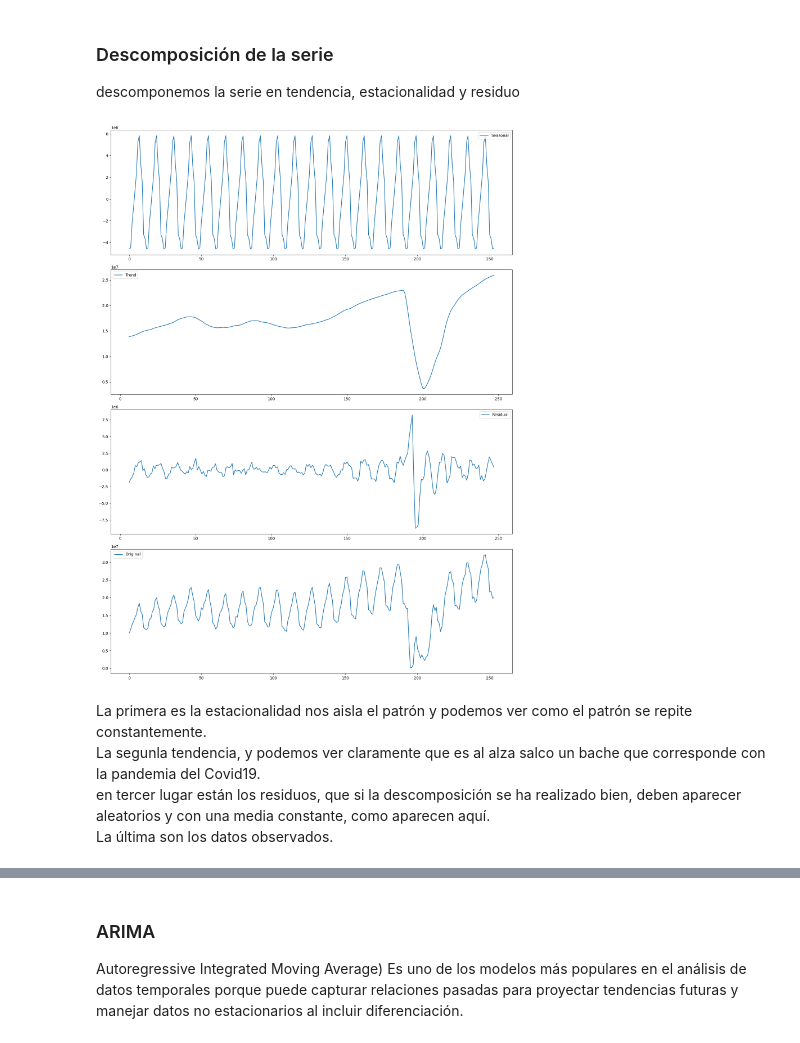
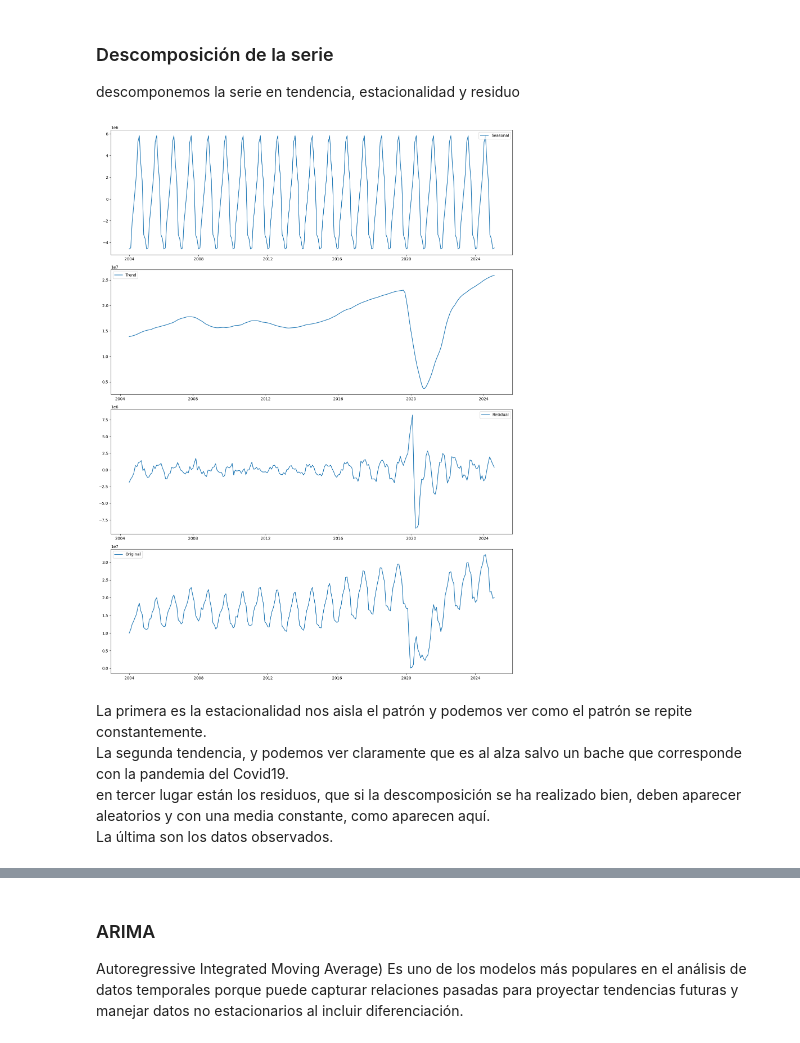
Before and after one commit to TangoThrash/Time_Series, a Jupyter notebook: time_series.ipynb, the cells around one changed output, grey strips where cells are left out. Drawn from its saved outputs; the diff is of its cells as text; code cells hidden in the pictures.

```diff
--- a/time_series.ipynb
+++ b/time_series.ipynb
@@ -28,0 +43,21 @@ timeseries=df['num personas']
+# %%
+import pandas as pd
+import matplotlib.pyplot as plt
+
+# Supongamos que tienes un DataFrame llamado 'df' con las columnas 'fecha' y 'num_personas'
+df['fecha'] = pd.to_datetime(df['fecha'])  # Asegurarse de que la columna de fechas esté en formato datetime
+df = df.sort_values(by='fecha')  # Ordenar por fecha si no está ordenado
+
+# Crear el gráfico
+plt.figure(figsize=(12, 6))
+plt.plot(df['fecha'], df['num personas'],  linestyle='-')
+
+# Personalización del gráfico
+plt.xlabel('Fecha')
+plt.ylabel('Número de Personas')
+plt.title('Serie Temporal de Número de Personas')
+plt.xticks(rotation=45)  # Rotar etiquetas del eje X para mejor visualización
+plt.grid(True)
+
+# Mostrar el gráfico
+plt.show()
@@ -85,39 +117,39 @@ descomponemos la serie en tendencia, estacionalidad y residuo
 # %%
 from statsmodels.tsa.seasonal import seasonal_decompose
 import matplotlib.pyplot as plt
 
 # Create a time series with seasonality
 
 # Decompose the time series
 # period = 12 --> mensual
 result = seasonal_decompose(timeseries, period=12)
 
 # Extract the seasonal, trend, and residual components
 seasonal = result.seasonal
 trend = result.trend
 residual = result.resid
 
 # Plot the decomposition
 plt.figure(figsize=(15, 20))
 plt.subplot(411)
-plt.plot(seasonal, label='Seasonal')
+plt.plot(df['fecha'], seasonal, label='Seasonal')
 plt.legend(loc='best')
 plt.subplot(412)
-plt.plot(trend, label='Trend')
+plt.plot(df['fecha'], trend, label='Trend')
 plt.legend(loc='best')
 plt.subplot(413)
-plt.plot(residual, label='Residual')
+plt.plot(df['fecha'], residual, label='Residual')
 plt.legend(loc='best')
 plt.subplot(414)
-plt.plot(timeseries, label='Original')
+plt.plot(df['fecha'], timeseries, label='Original')
 plt.legend(loc='best')
 plt.tight_layout()
 plt.show()
 # %% [output]
-[figure, old version]
+[figure, new version]
 # %% [markdown]
 
 La primera es la estacionalidad nos aisla el patrón y podemos ver como el patrón se repite constantemente.
-La segunla tendencia, y podemos ver claramente que es al alza salco un bache que corresponde con la pandemia del Covid19.
+La segunda tendencia, y podemos ver claramente que es al alza salvo un bache que corresponde con la pandemia del Covid19.
 en tercer lugar están los residuos, que si la descomposición se ha realizado bien, deben aparecer aleatorios y con una media constante, como aparecen aquí.
 La última son los datos observados.
```
Also changed, not shown: parts of 26 cells of this notebook.
